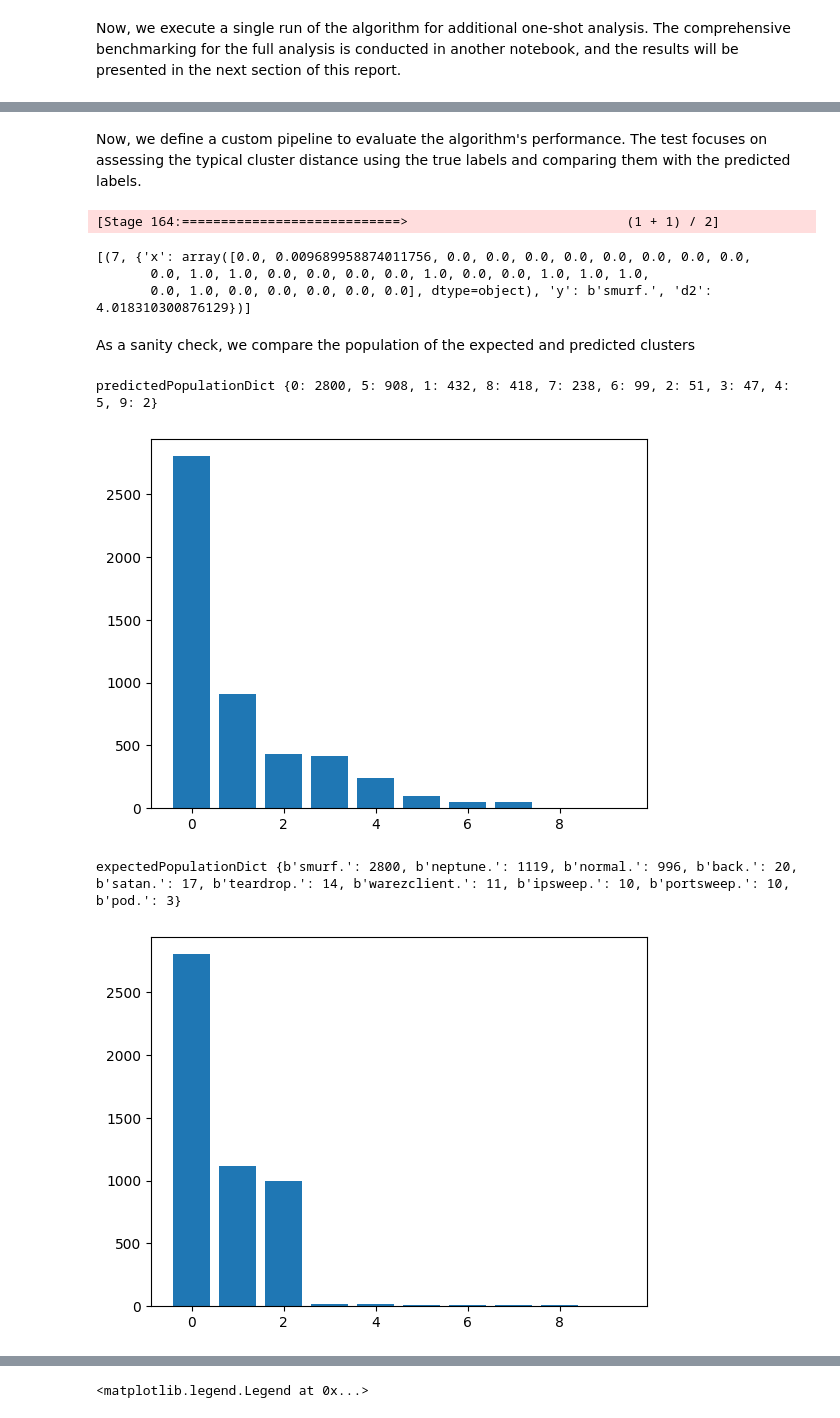
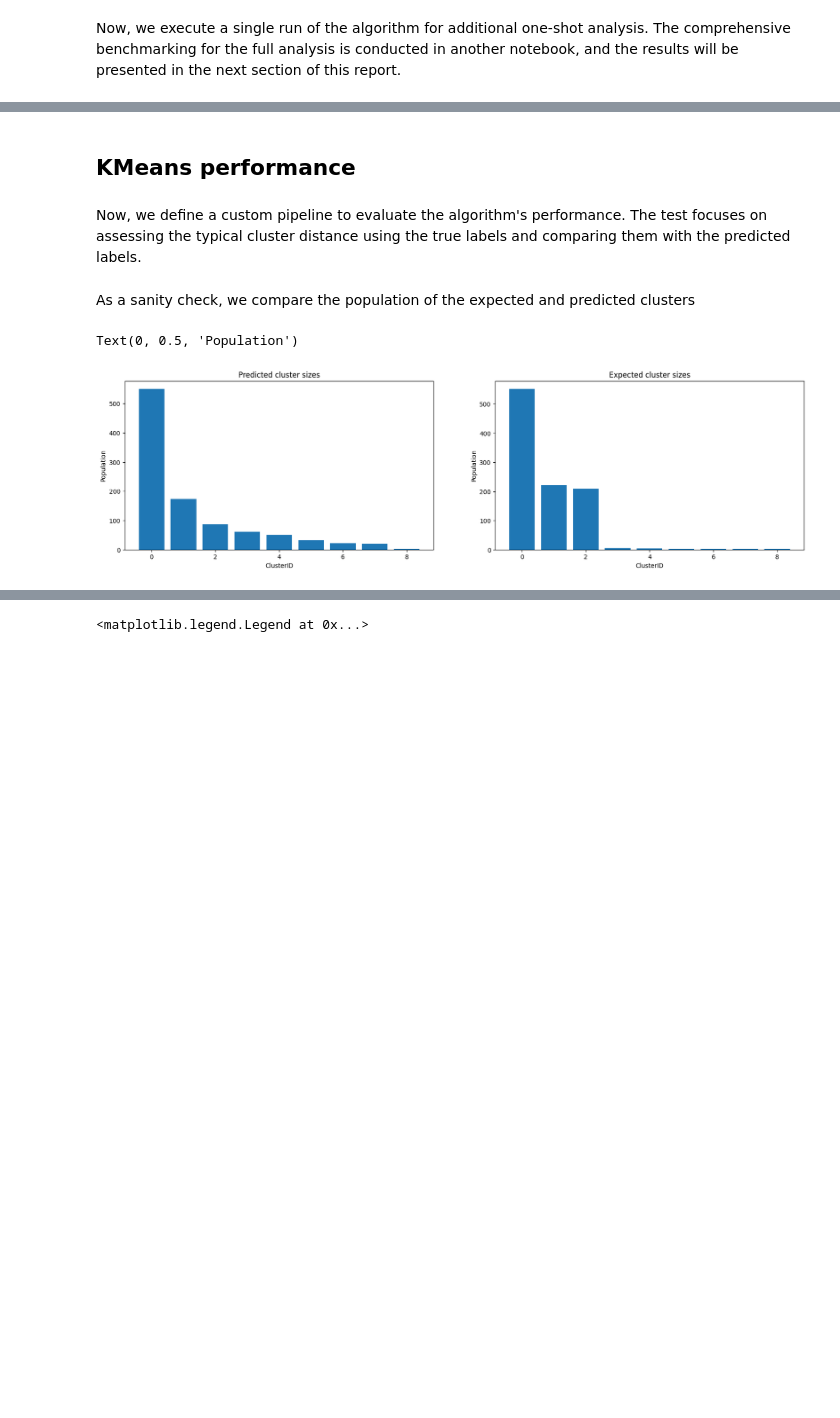
Before and after one commit to LorenzoVigorelli/Distributed-K-Means-Clustering, a Jupyter notebook: spark/DistributedKmeans/results.ipynb, the cells around one changed output, grey strips where cells are left out. Cells and saved outputs as stored; diff of their text form; code cells hidden in the pictures; blank space fills up the shorter version.

```diff
--- a/spark/DistributedKmeans/results.ipynb
+++ b/spark/DistributedKmeans/results.ipynb
@@ -303,6 +304,7 @@ def nearestCentroidDistances(C):
 spark = SparkSession.builder \
     .master("spark://spark-master:7077")\
     .appName("ResultsApplication")\
+    .config("spark.executor.memory", "512m")\
     .getOrCreate()
 
 # Create a spark context and set the logLevel
@@ -345,7 +347,7 @@ if shuffling:
     y=y[shuffled_indices]
 # %%
 # Optionally, subselect the dataset (suggested to shuffle first)
-subLen = 10
+subLen = 1000
 x = x[:subLen,]
 y = y[:subLen]
 # %%
@@ -599,3 +585,5 @@ Wall time: 44 s
+# %% [markdown]
+## KMeans performance
 # %% [markdown]
 Now, we define a custom pipeline to evaluate the algorithm's performance. The test focuses on assessing the typical cluster distance using the true labels and comparing them with the predicted labels.
 # %%
@@ -615,23 +603,20 @@ expectedRdd=updateDistances(expectedRdd, C_expected) # Update the squared distan
 # Compute the expected population of each cluster
 expectedPopulationDict=Rdd.map(lambda datum:(datum[1]['y'], datum[1])).countByKey()
 expectedPopulationDict = dict(sorted(expectedPopulationDict.items(), key=lambda item: item[1], reverse=True))
-# %% [output]
-[Stage 164:============================>                            (1 + 1) / 2]
-[(7, {'x': array([0.0, 0.009689958874011756, 0.0, 0.0, 0.0, 0.0, 0.0, 0.0, 0.0, 0.0,
-       0.0, 1.0, 1.0, 0.0, 0.0, 0.0, 0.0, 1.0, 0.0, 0.0, 1.0, 1.0, 1.0,
-       0.0, 1.0, 0.0, 0.0, 0.0, 0.0, 0.0], dtype=object), 'y': b'smurf.', 'd2': 4.018310300876129})]
 # %% [markdown]
 As a sanity check, we compare the population of the expected and predicted clusters
 # %%
-print('predictedPopulationDict', predictedPopulationDict)
-plt.bar(np.arange(len(predictedPopulationDict)), predictedPopulationDict.values())
-plt.show()
-print('expectedPopulationDict',expectedPopulationDict)
-plt.bar(np.arange(len(expectedPopulationDict)), expectedPopulationDict.values())
-plt.show()
+fig, ax = plt.subplots(1, 2, figsize=(20, 5))
+ax[0].bar(np.arange(len(predictedPopulationDict)), predictedPopulationDict.values())
+ax[0].set_title("Predicted cluster sizes")
+ax[0].set_xlabel("ClusterID")
+ax[0].set_ylabel("Population")
+
+ax[1].bar(np.arange(len(expectedPopulationDict)), expectedPopulationDict.values())
+ax[1].set_title("Expected cluster sizes")
+ax[1].set_xlabel("ClusterID")
+ax[1].set_ylabel("Population")
 # %% [output]
-predictedPopulationDict {0: 2800, 5: 908, 1: 432, 8: 418, 7: 238, 6: 99, 2: 51, 3: 47, 4: 5, 9: 2}
+Text(0, 0.5, 'Population')
-[figure, old version]
+[figure, new version]
-expectedPopulationDict {b'smurf.': 2800, b'neptune.': 1119, b'normal.': 996, b'back.': 20, b'satan.': 17, b'teardrop.': 14, b'warezclient.': 11, b'ipsweep.': 10, b'portsweep.': 10, b'pod.': 3}
-[figure, removed]
 # %% [markdown]
```
Also changed, not shown: parts of 61 cells of this notebook.
